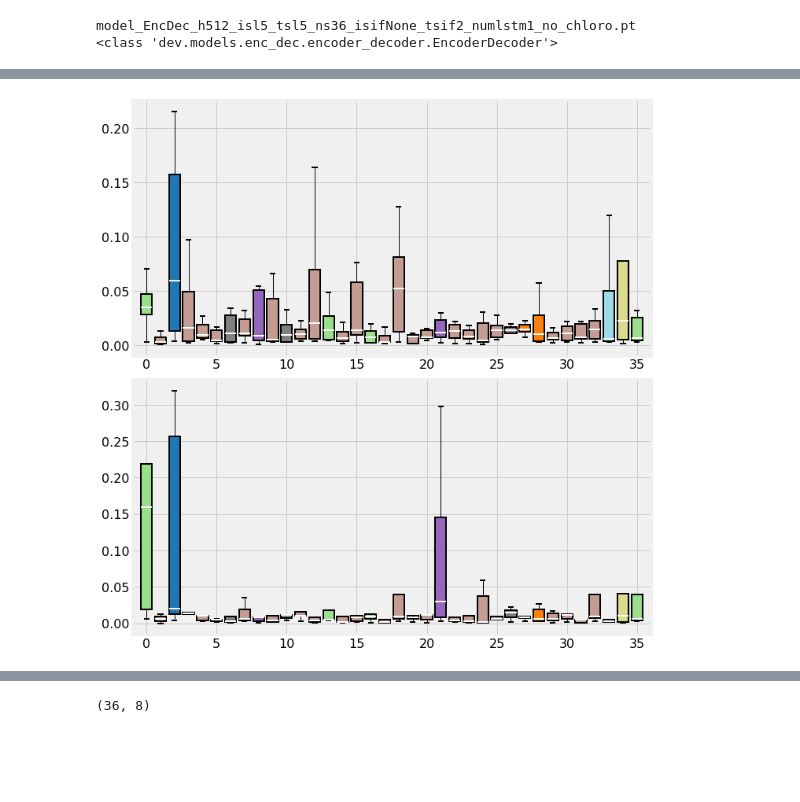
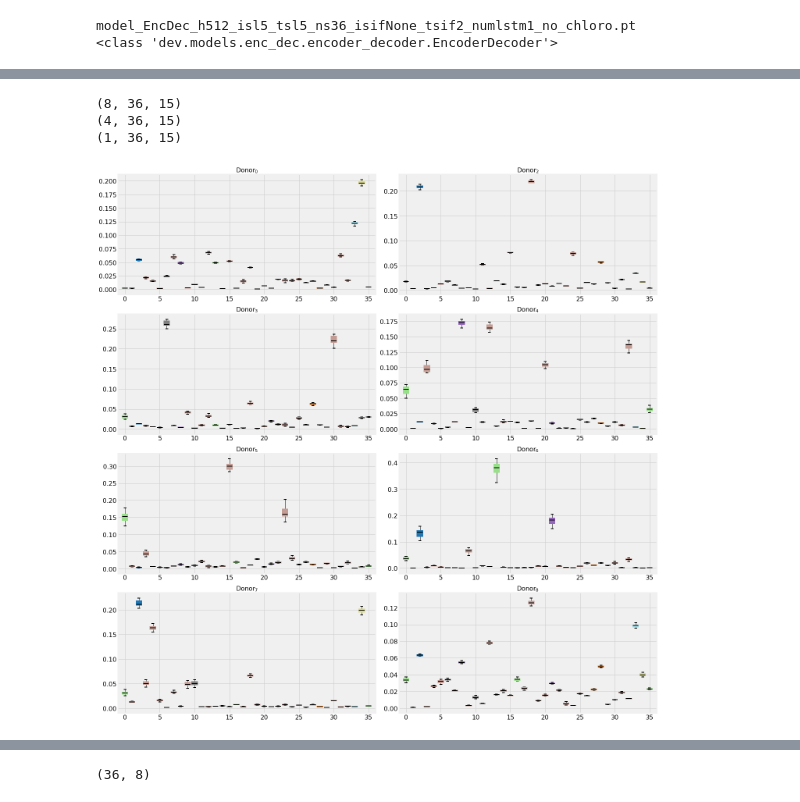
Before and after one commit to michaelwiest/microbiome-rnn, a Jupyter notebook: notebooks/Model Evaluator.ipynb, the cells around one changed output, grey strips where cells are left out. Drawn from its saved outputs; the diff is of its cells as text; code cells hidden in the pictures; blank space fills up the shorter version.

Commit message:
updated model

```diff
--- a/notebooks/Model Evaluator.ipynb
+++ b/notebooks/Model Evaluator.ipynb
@@ -212,0 +217,12 @@ These data are generated by making new predictions with the loaded model.
+# %%
+input_dir = 'input_data/summed_completed_no_chloro/train/'
+test_dir = 'input_data/summed_completed_no_chloro/test/'
+
+input_files = [os.path.join(input_dir, f) for f in os.listdir(input_dir)]
+test_files = [os.path.join(test_dir, f) for f in os.listdir(test_dir)]
+
+otu_handler2 = OTUHandler(input_files, test_files=test_files)
+otu_handler2.normalize_data('clr')
+otu_handler2.normalize_data('zscore')
+otu_handler2.set_train_val()
+otu_handler2.min_len = 30
@@ -223,9 +244,9 @@ otu_handler.min_len = 30
 # print(model_name)
 # Basically load the correct type of model.
 if model_type == 'enc_dec' or model_type.endswith('lstm') or model_type == 'vae':
-    model = model_lookup[model_type](hidden_dim, otu_handler, num_lstm, use_gpu, LSTM_in_size=reduced_num_strains)
+    model = model_lookup[model_type](hidden_dim, otu_handler2, num_lstm, use_gpu, LSTM_in_size=reduced_num_strains)
 else:
-    model = model_lookup[model_type](hidden_dim, otu_handler, slice_len, use_gpu)
+    model = model_lookup[model_type](hidden_dim, otu_handler2, slice_len, use_gpu)
 print(model_name)
 print(model_lookup[model_type])
 model.load_state_dict(torch.load(os.path.join(output_dir, model_name)))
@@ -237,4 +258,4 @@ model_EncDec_h512_isl5_tsl5_ns36_isifNone_tsif2_numlstm1_no_chloro.pt
 # %%
 loss_function = nn.MSELoss()
 model.batch_size = 50
-model.otu_handler.set_train_val()
+test_index = 1
@@ -293,37 +267,76 @@ print(all_losses.shape)
+# %%
+# This runs a bunch of simulations through predicting on train, validation, and test data.
+input_length = 5
+target_length = 30
+teacher_force_frac = 0.5
+num_batches = 2
+t_v_t_losses = []
+num_samples = 15
+data_lists = [model.otu_handler.train_data, model.otu_handler.val_data, model.otu_handler.test_data]
+data_sources = ['train', 'validation', 'test']
+
+# Which data train, val, test
+for k, data_source in enumerate(data_sources):
+    # Iterate through the right list.
+    for i in range(len(data_lists[k])):
+        # Empty array
+        all_losses_temp = np.zeros((1, model.otu_handler.num_strains, num_samples))
+        # How many trials to conduct.
+        for j in range(num_samples):
+            losses = model.get_intermediate_losses(loss_function,
+                                                   input_length, target_length, teacher_force_frac,
+                                                   which_donor=i,
+                                                   which_sample=data_source,
+                                                   num_batches=num_batches)
+            # assign the losses
+            losses /= losses.sum()
+            all_losses_temp[:, :, j] = losses
+        # Normalize the values.
+#         all_losses_temp = all_losses_temp / all_losses_temp.sum()
+        if i == 0:
+            all_losses = all_losses_temp
+        else:
+            all_losses = np.concatenate((all_losses, all_losses_temp), axis=0)
+    print(all_losses.shape)
+    t_v_t_losses.append(all_losses)
+# %% [output]
+(8, 36, 15)
+(4, 36, 15)
+(1, 36, 15)
 # %%
-# plot the training and validation boxplots.
-# train_without_test = t_v_losses[0][0]
-train_list = t_v_losses[0][0].tolist()
-val_list = t_v_losses[1][0].tolist()
-fig, ax = plt.subplots(2, 1, figsize=(10, 10))
+# Plot the training data.
+fig, ax = plt.subplots(4,2, figsize=(20, 20))
 axl = ax.flatten()
 # train_without_test = train[:1] + train[2:]
 
-
-for i, to_plot in enumerate([train_list, val_list]):
+for i in range(t_v_t_losses[0].shape[0]):
+    to_plot = t_v_t_losses[0][i].tolist()
     bp = axl[i].boxplot(to_plot, widths=[0.8] * otu_handler.num_strains, patch_artist=True, showfliers=False)
     axl[i].set_xticks(list(range(1, otu_handler.num_strains + 2))[::5])
     axl[i].set_xticklabels(list(range(otu_handler.num_strains + 1))[::5], fontsize=16)
     axl[i].set_xlim(0, otu_handler.num_strains + 1)
     axl[i].tick_params(axis='both', labelsize=16)
-    for i, box in enumerate(bp['boxes']):
+
+    for j, box in enumerate(bp['boxes']):
         # change outline color
         box.set(linewidth=2)
         # change fill color
-        box.set(facecolor = colors_to_plot[i])
+        box.set(facecolor=colors_to_plot[j], color=colors_to_plot[j])
+
     # change color and linewidth of the caps
     for cap in bp['caps']:
         cap.set(linewidth=2)
 
     ## change color and linewidth of the medians
     for median in bp['medians']:
-        median.set(color='white', linewidth=2)
+        median.set(color='black', linewidth=2)
 
     ## change the style of fliers and their fill
     for flier in bp['fliers']:
         flier.set(marker='o', color='gray', alpha=0.5)
+    axl[i].set_title(train_labels[i], fontsize=16)
 
 plt.tight_layout()
 plt.show()
 # %% [output]
-[figure, old version]
+[figure, new version]
```
Also changed, not shown: parts of 9 cells of this notebook.
